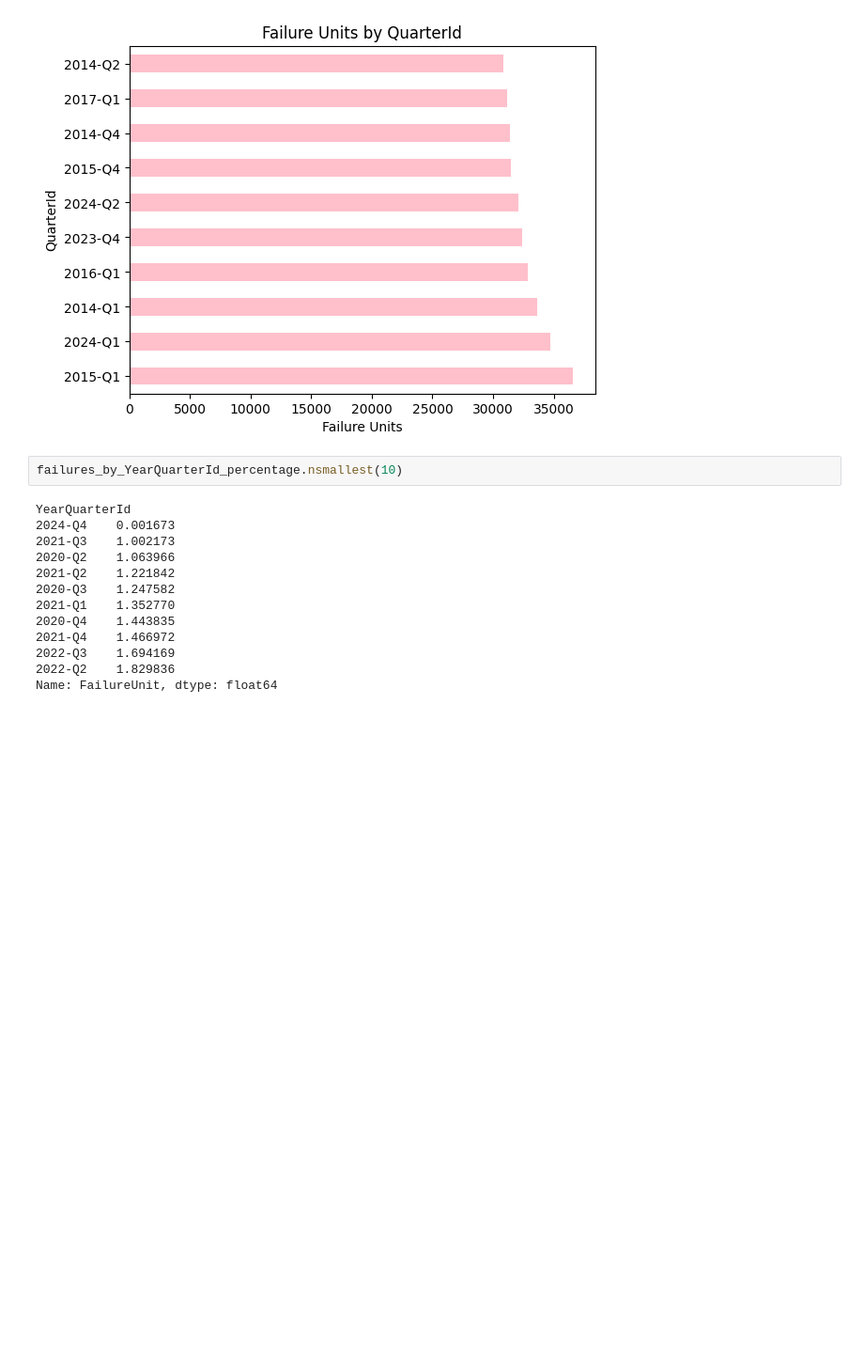
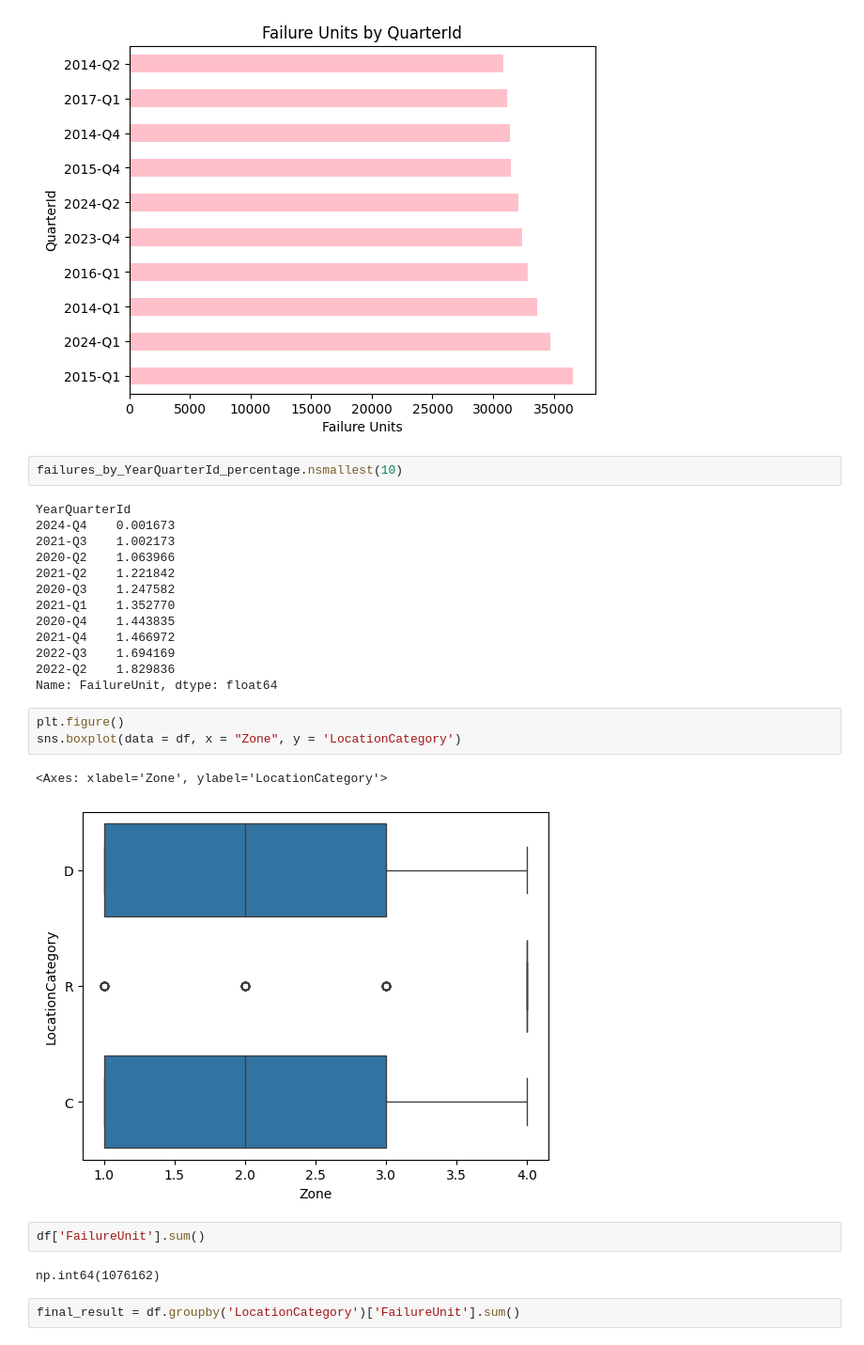
Before and after one commit to DataBells/business_failures, a Jupyter notebook: Kaggle_business_failures_franceData_2014-2024.ipynb, the cells around one changed output. Shown at 94% size. Drawn from its saved outputs; the diff is of its cells as text; blank space fills up the shorter version.

Commit message:
updated groupby values

```diff
--- a/Kaggle_business_failures_franceData_2014-2024.ipynb
+++ b/Kaggle_business_failures_franceData_2014-2024.ipynb
@@ -1019,3 +1019,15 @@ YearQuarterId
 2022-Q3    1.694169
 2022-Q2    1.829836
 Name: FailureUnit, dtype: float64
+# %%
+plt.figure()
+sns.boxplot(data = df, x = "Zone", y = 'LocationCategory')
+# %% [output]
+<Axes: xlabel='Zone', ylabel='LocationCategory'>
+[figure, added]
+# %%
+df['FailureUnit'].sum()
+# %% [output]
+np.int64(1076162)
+# %%
+final_result = df.groupby('LocationCategory')['FailureUnit'].sum()
```
Also changed, not shown: parts of 19 cells of this notebook.
